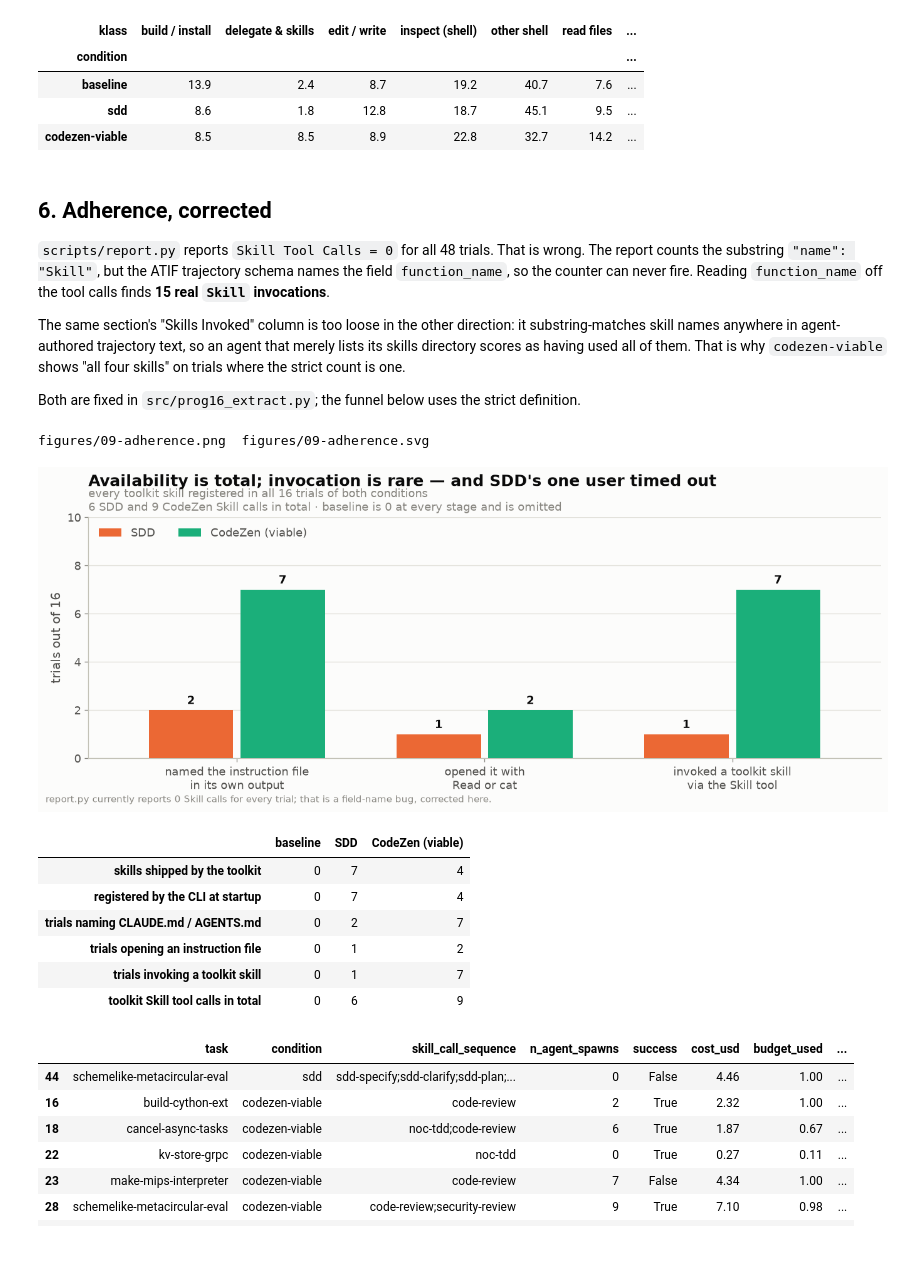
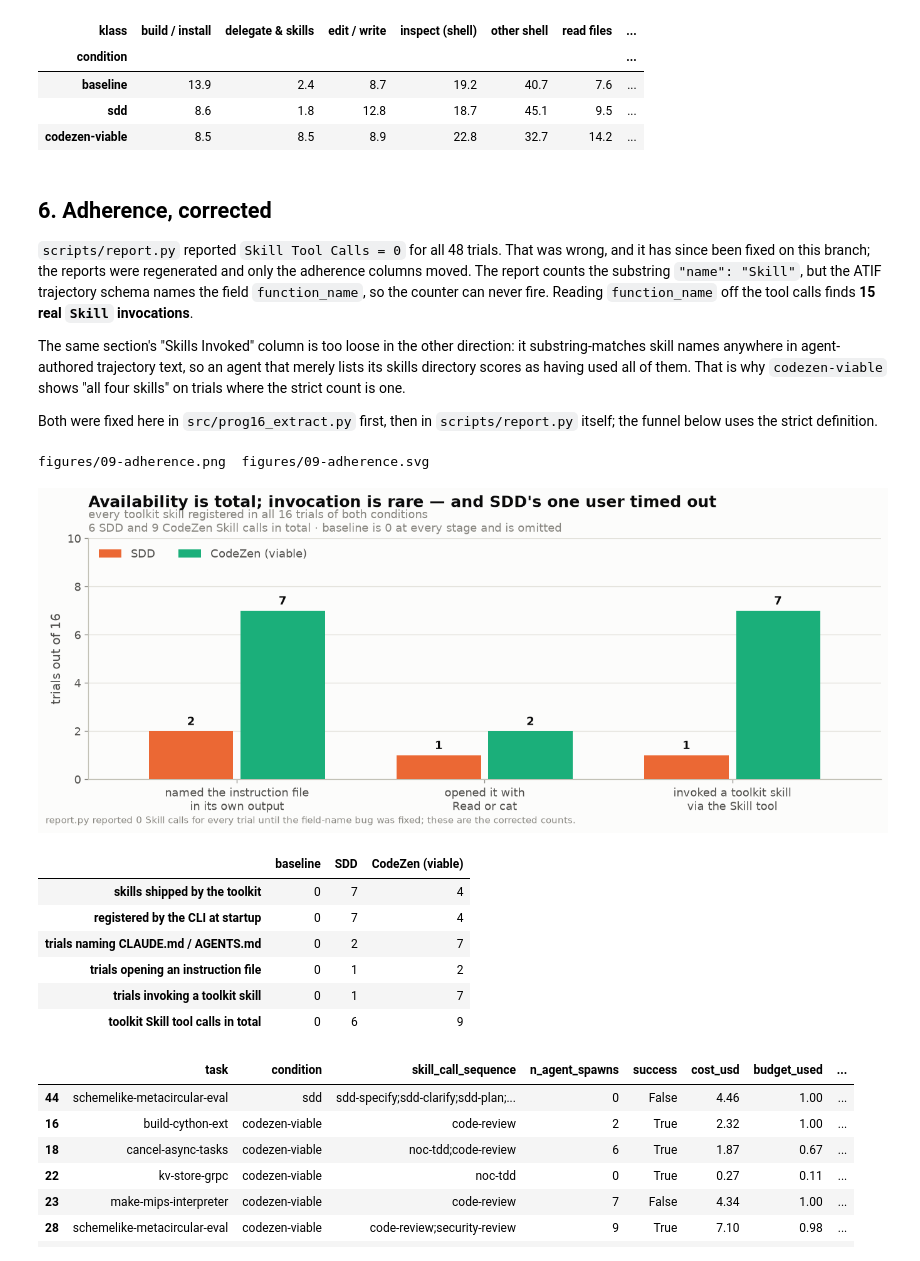
Before and after one commit to ChristophMM2108/harbor-methodology-bench, a Jupyter notebook: results/analysis/prog16_analysis.ipynb, the cells around one changed output. Saved outputs shown, nothing was run; the diff lists cells and outputs as text; code cells hidden in the pictures.

```diff
--- a/results/analysis/prog16_analysis.ipynb
+++ b/results/analysis/prog16_analysis.ipynb
@@ -695,7 +699,7 @@ figures/08-tool-mix.png  figures/08-tool-mix.svg
 # %% [markdown]
 ## 6. Adherence, corrected
 
-`scripts/report.py` reports `Skill Tool Calls = 0` for all 48 trials. That is wrong. The
+`scripts/report.py` reported `Skill Tool Calls = 0` for all 48 trials. That was wrong, and it has since been fixed on this branch; the reports were regenerated and only the adherence columns moved. The
 report counts the substring `"name": "Skill"`, but the ATIF trajectory schema names the
 field `function_name`, so the counter can never fire. Reading `function_name` off the tool
 calls finds **15 real `Skill` invocations**.
@@ -705,7 +709,7 @@ substring-matches skill names anywhere in agent-authored trajectory text, so an
 merely lists its skills directory scores as having used all of them. That is why
 `codezen-viable` shows "all four skills" on trials where the strict count is one.
 
-Both are fixed in `src/prog16_extract.py`; the funnel below uses the strict definition.
+Both were fixed here in `src/prog16_extract.py` first, then in `scripts/report.py` itself; the funnel below uses the strict definition.
 # %%
 TOOLKITS = ["sdd", "codezen-viable"]
 funnel = pd.DataFrame({
@@ -722,35 +726,35 @@ funnel = pd.DataFrame({
 stages = ["trials naming CLAUDE.md / AGENTS.md", "trials opening an instruction file",
           "trials invoking a toolkit skill"]
 labels = ["named the instruction file\nin its own output",
           "opened it with\nRead or cat",
           "invoked a toolkit skill\nvia the Skill tool"]
 fig, ax = plt.subplots(figsize=(11.4, 4.6))
 x = np.arange(len(stages))
 width = 0.34
 for k, cond in enumerate(TOOLKITS):
     vals = [funnel.loc[s, LABELS[cond]] for s in stages]
     pos = x + (k - 0.5) * (width + 0.03)
     ax.bar(pos, vals, width=width, color=COLOR[cond], zorder=3, label=LABELS[cond])
     for xi, v in zip(pos, vals):
         ax.text(xi, v + 0.14, f"{v:.0f}", ha="center", va="bottom", fontsize=11, color=INK,
                 fontweight="bold")
 bare(ax)
 ax.set_xticks(x, labels, fontsize=10.5)
 ax.set_xlim(-0.6, len(stages) - 0.4)
 ax.set_ylim(0, 10)
 ax.set_yticks(range(0, 11, 2))
 ax.set_ylabel("trials out of 16")
 titled(ax, "Availability is total; invocation is rare — and SDD's one user timed out",
        "every toolkit skill registered in all 16 trials of both conditions\n"
        "6 SDD and 9 CodeZen Skill calls in total · baseline is 0 at every stage and is omitted")
 ax.legend(loc="upper left", ncol=2)
 fig.tight_layout()
-save(fig, "09-adherence", "report.py currently reports 0 Skill calls for every trial; that is a field-name bug, corrected here.")
+save(fig, "09-adherence", "report.py reported 0 Skill calls for every trial until the field-name bug was fixed; these are the corrected counts.")
 plt.show()
 funnel
 # %% [output]
 figures/09-adherence.png  figures/09-adherence.svg
-[figure, old version]
+[figure, new version]
 |  | baseline | SDD | CodeZen (viable) |
 | skills shipped by the toolkit | 0 | 7 | 4 |
 | registered by the CLI at startup | 0 | 7 | 4 |
```
Also changed, not shown: parts of 1 cell of this notebook, 20 other files.
